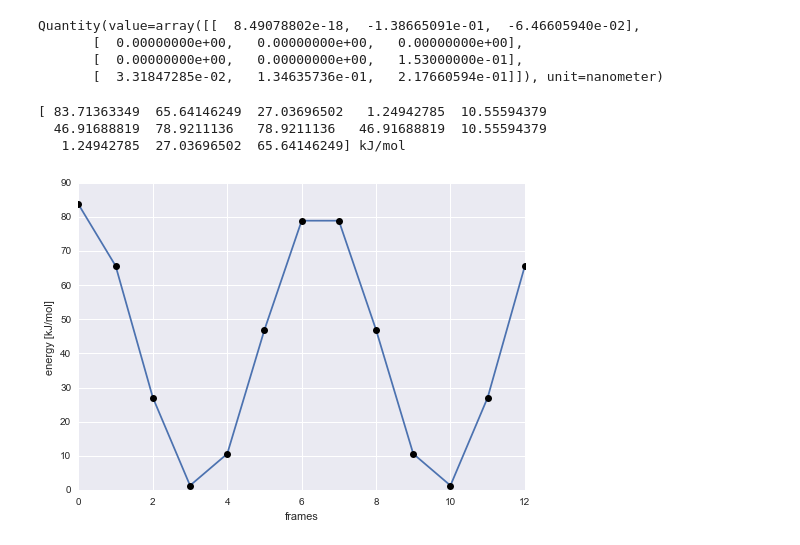
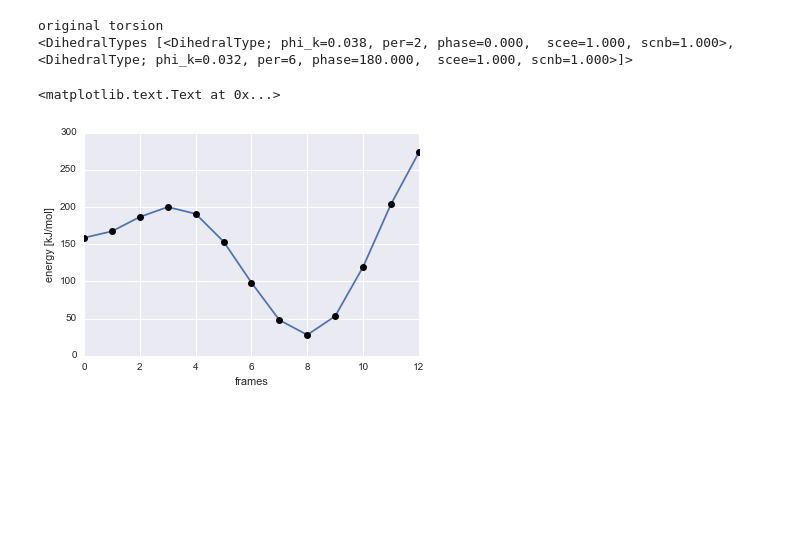
Before and after one commit to choderalab/torsionfit, a Jupyter notebook: examples/synthetic_data/Toy_model.ipynb, the cells around one changed output. Saved outputs shown, nothing was run; the diff lists cells and outputs as text; code cells hidden in the pictures; blank space fills up the shorter version.

```diff
--- a/examples/synthetic_data/Toy_model.ipynb
+++ b/examples/synthetic_data/Toy_model.ipynb
@@ -83,29 +0,0 @@ positions = units.Quantity(value=positions, unit=units.nanometer) # put units ba
-# %%
-positions[12]
-# %% [output]
-Quantity(value=array([[  8.49078802e-18,  -1.38665091e-01,  -6.46605940e-02],
-       [  0.00000000e+00,   0.00000000e+00,   0.00000000e+00],
-       [  0.00000000e+00,   0.00000000e+00,   1.53000000e-01],
-       [  3.31847285e-02,   1.34635736e-01,   2.17660594e-01]]), unit=nanometer)
-# %%
-qm_energy = units.Quantity(value=np.zeros((len(positions))), unit=units.kilojoules_per_mole)
-platform = mm.Platform.getPlatformByName('Reference')
-integrator = mm.VerletIntegrator(0.004*units.picoseconds)
-system = struct.createSystem()
-context = mm.Context(system, integrator, platform)
-for i, conf in enumerate(positions):
-    context.setPositions(conf)
-    state = context.getState(getEnergy=True)
-    qm_energy[i] = state.getPotentialEnergy()
-    state.getPotentialEnergy()
-plt.plot(qm_energy)
-plt.plot(qm_energy, 'ko')
-plt.xlabel('frames')
-plt.ylabel('energy [kJ/mol]')
-#plt.savefig('qm.pdf')
-print qm_energy
-# %% [output]
-[ 83.71363349  65.64146249  27.03696502   1.24942785  10.55594379
-  46.91688819  78.9211136   78.9211136   46.91688819  10.55594379
-   1.24942785  27.03696502  65.64146249] kJ/mol
-[figure, removed]
@@ -122,0 +10,12 @@ scan_set = ScanSet.TorsionScanSet(positions.value_in_unit(units.nanometers), top
+# %%
+toy = ToyModel()
+plt.plot(toy.synthetic_energy)
+plt.plot(toy.synthetic_energy, 'ko')
+plt.xlabel('frames')
+plt.ylabel('energy [kJ/mol]')
+#plt.savefig('qm.pdf')
+# %% [output]
+original torsion
+<DihedralTypes [<DihedralType; phi_k=0.038, per=2, phase=0.000,  scee=1.000, scnb=1.000>, <DihedralType; phi_k=0.032, per=6, phase=180.000,  scee=1.000, scnb=1.000>]>
+<matplotlib.text.Text at 0x...>
+[figure, added]
```
Also changed, not shown: parts of 15 cells of this notebook.
